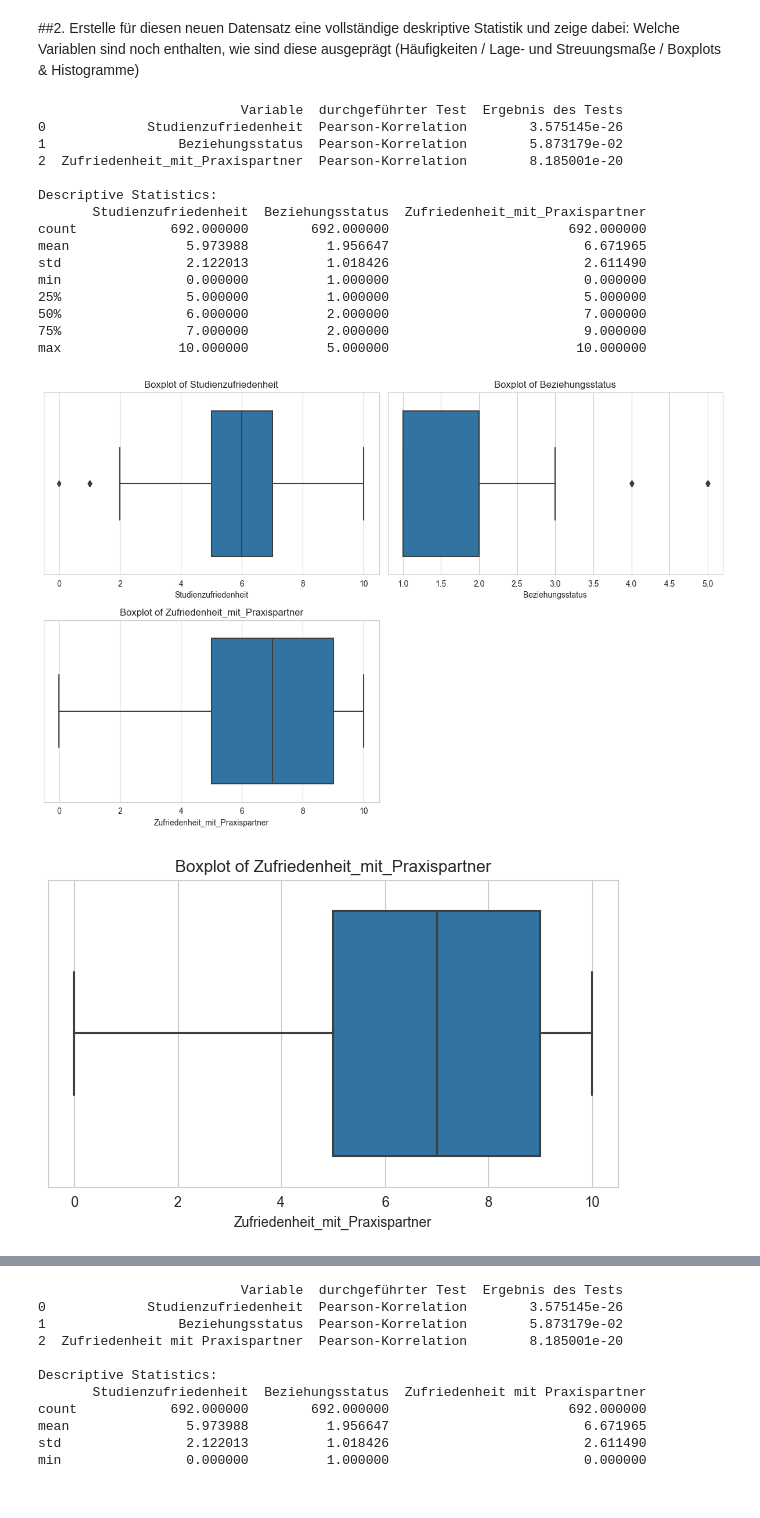
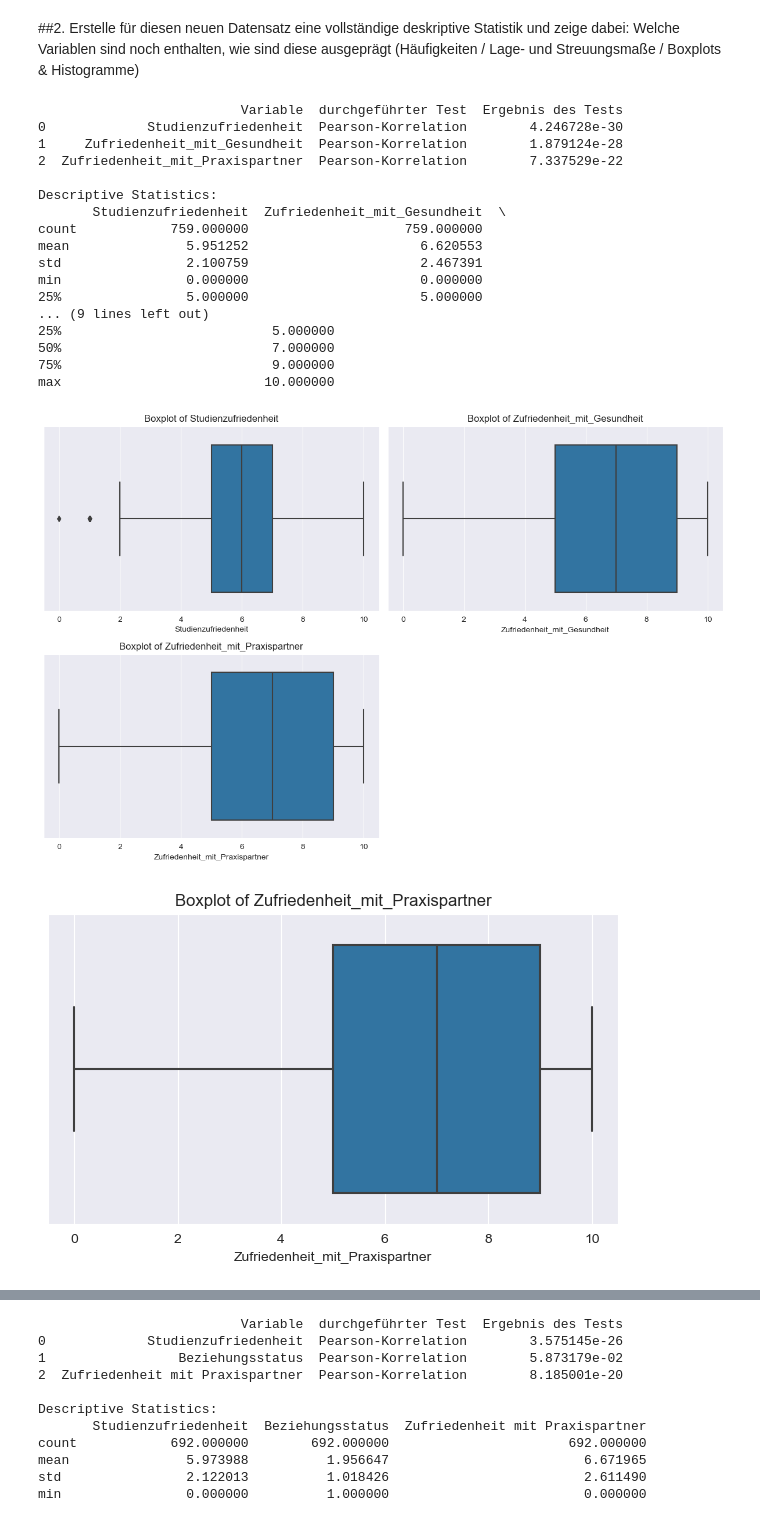
Before and after one commit to StefanDataCraft/praxis_Statistik, a Jupyter notebook: uni_2CNA.ipynb, the cells around one changed output, grey strips where cells are left out. Saved outputs shown, nothing was run; the diff lists cells and outputs as text; code cells hidden in the pictures.

```diff
--- a/uni_2CNA.ipynb
+++ b/uni_2CNA.ipynb
@@ -36,0 +8,3 @@ Participant + Studiengang + Standort + Besuch Wirtschaftsmathematik + Geschlecht
+# %%
+uni_df = make_uni_df.get_dummied_df()
+uni_df
@@ -118,17 +58,12 @@ import scipy.stats as stats
 import matplotlib.pyplot as plt
 import seaborn as sns
 
-
-uni_df = pd.read_excel("C:\\Users\\User\\Desktop\\Statistik\\Project\\Fallstudiendaten_Uni.xlsx")
-uni_df
-
-columns_list = ['Participant', 'Studiengang', 'Standort', 'Besuch Wirtschaftsmathematik', 'Geschlecht', 'Geburtsjahr', 'Beziehungsstatus', 'Durchschnittsnote im Abitur', 'Mathematiknote im Abitur', 'LK_Deutsch', 'LK_Mathe', 'LK_Englisch', 'Religion', 'Lernaufwand', 'Schwierigkeitsgrad', 'Umfang', 'Erwartungen', 'Zeit-Studium', 'Zeit-Praxispartner', 'Zeit-Nebenjob', 'Zeit-Hobbys', 'Zeit-Freizeit', 'Zeit-Hausarbeit', 'Zeit-Essen', 'Zeit-Schlafen', 'Zeit-Sonstiges', 'Wechsel Praxispartner', 'Lebenszufriedenheit', 'Zufriedenheit mit Praxispartner', 'Zufriedenheit mit finanzieller Situation', 'Zufriedenheit mit Gesundheit', 'Zufriedenheit mit Kommilitonenaustausch', 'Studienzufriedenheit', 'Mathenote im 2. Semester', 'Zufriedenheit mit Note']
-
+columns_list = uni_df.columns
 columns_without_spaces = [column_name.replace(" ","_").replace("-","_").replace(".","") for column_name in columns_list]
 uni_df.columns = columns_without_spaces
 
 dependent_variable = 'Lebenszufriedenheit'
-selected_variables = ['Studienzufriedenheit', 'Beziehungsstatus', 'Zufriedenheit_mit_Praxispartner']
+selected_variables = ['Studienzufriedenheit', 'Zufriedenheit_mit_Gesundheit', 'Zufriedenheit_mit_Praxispartner']
 
 
 uni_df_cleaned = uni_df[selected_variables + [dependent_variable]].dropna()
@@ -158,7 +93,7 @@ if all(var in uni_df_cleaned.columns for var in selected_variables):
     significant_variables_df = pd.DataFrame(significant_variables)
     print(significant_variables_df)
 
-    #descriptive_stats = uni_df_cleaned[selected_variables].describe()
+    descriptive_stats = uni_df_cleaned[selected_variables].describe()
     print("\nDescriptive Statistics:")
     print(descriptive_stats)
 
@@ -170,44 +105,46 @@ if all(var in uni_df_cleaned.columns for var in selected_variables):
     plt.tight_layout()
     plt.show()
 
     plt.figure(figsize=(6, 4))
     sns.boxplot(x=selected_variables[2], data=uni_df_cleaned)
     plt.title(f"Boxplot of {selected_variables[2]}")
     plt.tight_layout()
     plt.show()
 
 
     plt.figure(figsize=(12, 8))
     for i, variable in enumerate(selected_variables[:3]):
         plt.subplot(2, 2, i+1)
         sns.histplot(uni_df_cleaned[variable], bins=20, kde=True)
         plt.title(f"Histogram of {variable}")
     plt.tight_layout()
     plt.show()
 
     plt.figure(figsize=(6, 4))
     sns.histplot(uni_df_cleaned[selected_variables[2]], bins=20, kde=True)
     plt.title(f"Histogram of {selected_variables[2]}")
     plt.tight_layout()
     plt.show()
 
 else:
     print("Die ausgewählten Variablen sind nicht im DataFrame vorhanden.")
 # %% [output]
                           Variable  durchgeführter Test  Ergebnis des Tests
-0             Studienzufriedenheit  Pearson-Korrelation        3.575145e-26
-1                 Beziehungsstatus  Pearson-Korrelation        5.873179e-02
-2  Zufriedenheit_mit_Praxispartner  Pearson-Korrelation        8.185001e-20
+0             Studienzufriedenheit  Pearson-Korrelation        4.246728e-30
+1     Zufriedenheit_mit_Gesundheit  Pearson-Korrelation        1.879124e-28
+2  Zufriedenheit_mit_Praxispartner  Pearson-Korrelation        7.337529e-22
 
 Descriptive Statistics:
-       Studienzufriedenheit  Beziehungsstatus  Zufriedenheit_mit_Praxispartner
-count            692.000000        692.000000                       692.000000
-mean               5.973988          1.956647                         6.671965
-std                2.122013          1.018426                         2.611490
-min                0.000000          1.000000                         0.000000
-25%                5.000000          1.000000                         5.000000
-50%                6.000000          2.000000                         7.000000
-75%                7.000000          2.000000                         9.000000
-max               10.000000          5.000000                        10.000000
+       Studienzufriedenheit  Zufriedenheit_mit_Gesundheit  \
+count            759.000000                    759.000000
+mean               5.951252                      6.620553
+std                2.100759                      2.467391
+min                0.000000                      0.000000
+25%                5.000000                      5.000000
+... (9 lines left out)
+25%                           5.000000
+50%                           7.000000
+75%                           9.000000
+max                          10.000000
-[figure, old version]
+[figure, new version]
-[figure, old version]
+[figure, new version]
```
Also changed, not shown: parts of 7 cells of this notebook.
